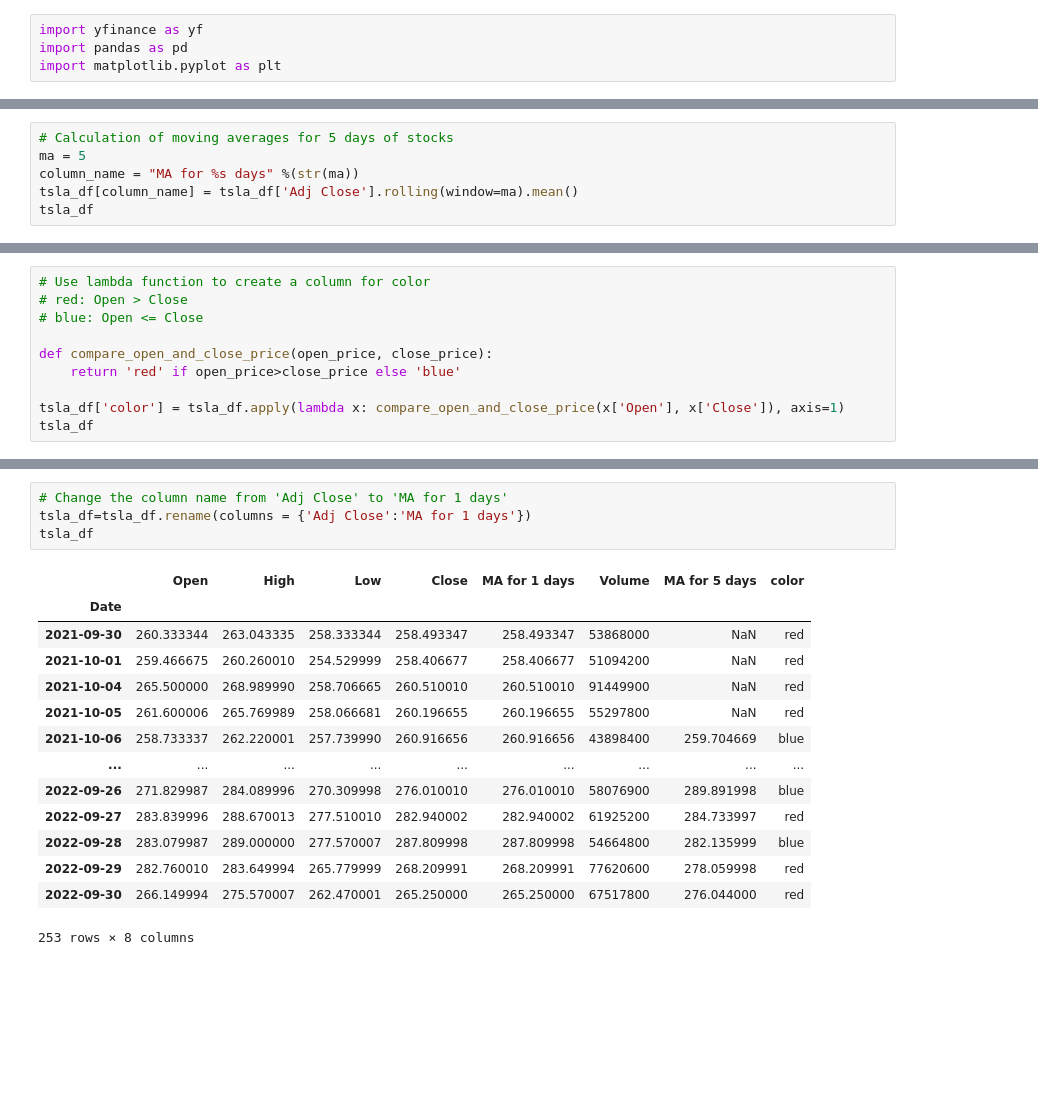
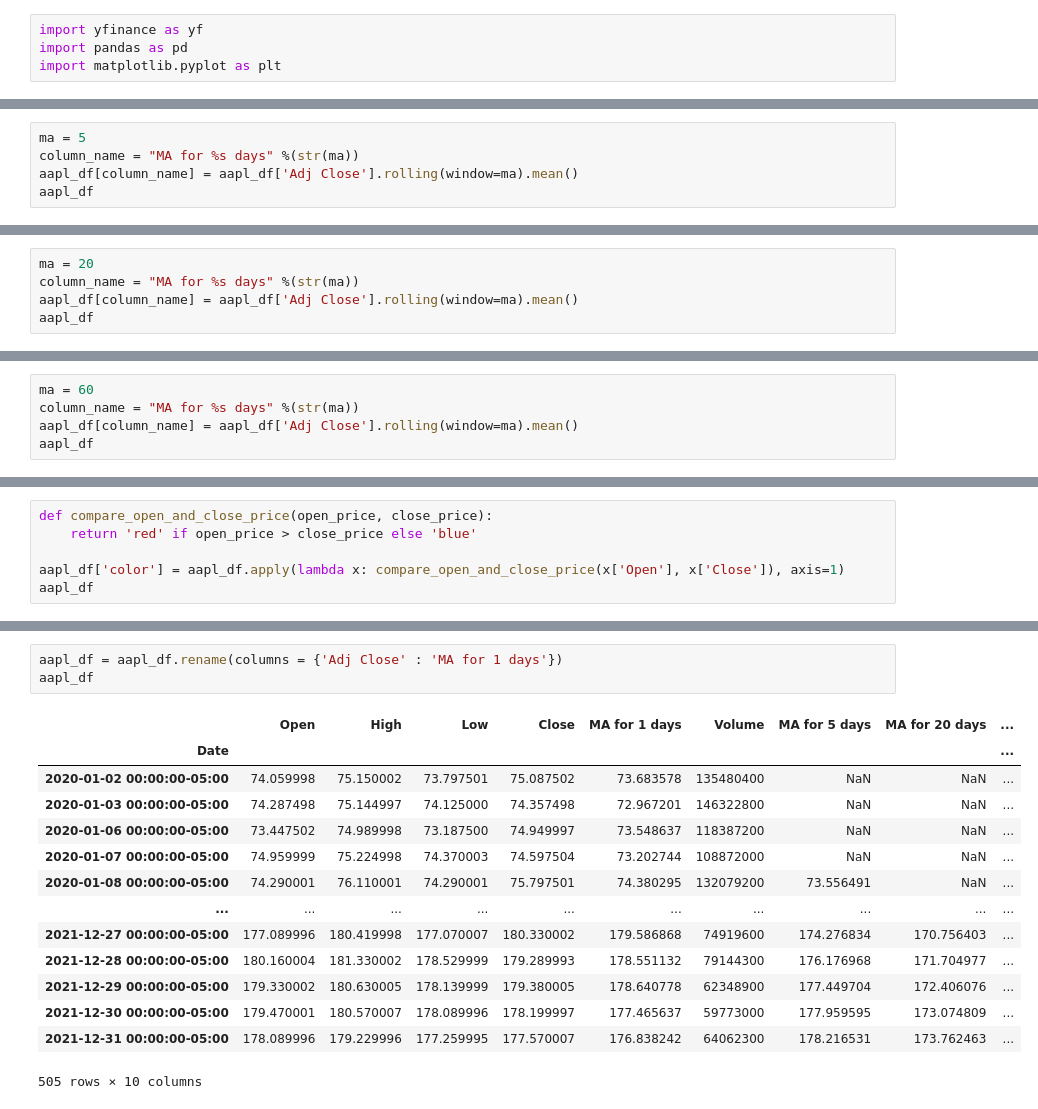
Before and after one commit to RobinChien/y_finance_demo, a Jupyter notebook: y_finance_demo.ipynb, the cells around one changed output, grey strips where cells are left out. Cells and saved outputs as stored; diff of their text form; blank space fills up the shorter version.

```diff
--- a/y_finance_demo.ipynb
+++ b/y_finance_demo.ipynb
@@ -57,9 +44,8 @@ plt.plot(
 # %%
-# Calculation of moving averages for 5 days of stocks
 ma = 5
 column_name = "MA for %s days" %(str(ma))
-tsla_df[column_name] = tsla_df['Adj Close'].rolling(window=ma).mean()
-tsla_df
+aapl_df[column_name] = aapl_df['Adj Close'].rolling(window=ma).mean()
+aapl_df
 # %% [output]
 |  | Open | High | Low | Close | Adj Close | Volume | MA for 5 days |
 | Date |  |  |  |  |  |  |  |
@@ -77,0 +64,5 @@ tsla_df
+# %%
+ma = 20
+column_name = "MA for %s days" %(str(ma))
+aapl_df[column_name] = aapl_df['Adj Close'].rolling(window=ma).mean()
+aapl_df
@@ -77,0 +84,5 @@ tsla_df
+# %%
+ma = 60
+column_name = "MA for %s days" %(str(ma))
+aapl_df[column_name] = aapl_df['Adj Close'].rolling(window=ma).mean()
+aapl_df
@@ -78,11 +104,7 @@ tsla_df
 # %%
-# Use lambda function to create a column for color
-# red: Open > Close
-# blue: Open <= Close
+def compare_open_and_close_price(open_price, close_price):
+    return 'red' if open_price > close_price else 'blue'
 
-def compare_open_and_close_price(open_price, close_price):
-    return 'red' if open_price>close_price else 'blue'
-
-tsla_df['color'] = tsla_df.apply(lambda x: compare_open_and_close_price(x['Open'], x['Close']), axis=1)
-tsla_df
+aapl_df['color'] = aapl_df.apply(lambda x: compare_open_and_close_price(x['Open'], x['Close']), axis=1)
+aapl_df
 # %% [output]
@@ -103,19 +125,18 @@ tsla_df
 # %%
-# Change the column name from 'Adj Close' to 'MA for 1 days'
-tsla_df=tsla_df.rename(columns = {'Adj Close':'MA for 1 days'})
-tsla_df
+aapl_df = aapl_df.rename(columns = {'Adj Close' : 'MA for 1 days'})
+aapl_df
 # %% [output]
-|  | Open | High | Low | Close | MA for 1 days | Volume | MA for 5 days | color |
-| Date |  |  |  |  |  |  |  |  |
-| 2021-09-30 | 260.333344 | 263.043335 | 258.333344 | 258.493347 | 258.493347 | 53868000 | NaN | red |
-| 2021-10-01 | 259.466675 | 260.260010 | 254.529999 | 258.406677 | 258.406677 | 51094200 | NaN | red |
-| 2021-10-04 | 265.500000 | 268.989990 | 258.706665 | 260.510010 | 260.510010 | 91449900 | NaN | red |
-| 2021-10-05 | 261.600006 | 265.769989 | 258.066681 | 260.196655 | 260.196655 | 55297800 | NaN | red |
-| 2021-10-06 | 258.733337 | 262.220001 | 257.739990 | 260.916656 | 260.916656 | 43898400 | 259.704669 | blue |
-| ... | ... | ... | ... | ... | ... | ... | ... | ... |
-| 2022-09-26 | 271.829987 | 284.089996 | 270.309998 | 276.010010 | 276.010010 | 58076900 | 289.891998 | blue |
-| 2022-09-27 | 283.839996 | 288.670013 | 277.510010 | 282.940002 | 282.940002 | 61925200 | 284.733997 | red |
-| 2022-09-28 | 283.079987 | 289.000000 | 277.570007 | 287.809998 | 287.809998 | 54664800 | 282.135999 | blue |
-| 2022-09-29 | 282.760010 | 283.649994 | 265.779999 | 268.209991 | 268.209991 | 77620600 | 278.059998 | red |
-| 2022-09-30 | 266.149994 | 275.570007 | 262.470001 | 265.250000 | 265.250000 | 67517800 | 276.044000 | red |
+|  | Open | High | Low | Close | MA for 1 days | Volume | MA for 5 days | MA for 20 days | ... |
+| Date |  |  |  |  |  |  |  |  | ... |
+| 2020-01-02 00:00:00-05:00 | 74.059998 | 75.150002 | 73.797501 | 75.087502 | 73.683578 | 135480400 | NaN | NaN | ... |
+| 2020-01-03 00:00:00-05:00 | 74.287498 | 75.144997 | 74.125000 | 74.357498 | 72.967201 | 146322800 | NaN | NaN | ... |
+| 2020-01-06 00:00:00-05:00 | 73.447502 | 74.989998 | 73.187500 | 74.949997 | 73.548637 | 118387200 | NaN | NaN | ... |
+| 2020-01-07 00:00:00-05:00 | 74.959999 | 75.224998 | 74.370003 | 74.597504 | 73.202744 | 108872000 | NaN | NaN | ... |
+| 2020-01-08 00:00:00-05:00 | 74.290001 | 76.110001 | 74.290001 | 75.797501 | 74.380295 | 132079200 | 73.556491 | NaN | ... |
+| ... | ... | ... | ... | ... | ... | ... | ... | ... | ... |
+| 2021-12-27 00:00:00-05:00 | 177.089996 | 180.419998 | 177.070007 | 180.330002 | 179.586868 | 74919600 | 174.276834 | 170.756403 | ... |
+| 2021-12-28 00:00:00-05:00 | 180.160004 | 181.330002 | 178.529999 | 179.289993 | 178.551132 | 79144300 | 176.176968 | 171.704977 | ... |
+| 2021-12-29 00:00:00-05:00 | 179.330002 | 180.630005 | 178.139999 | 179.380005 | 178.640778 | 62348900 | 177.449704 | 172.406076 | ... |
+| 2021-12-30 00:00:00-05:00 | 179.470001 | 180.570007 | 178.089996 | 178.199997 | 177.465637 | 59773000 | 177.959595 | 173.074809 | ... |
+| 2021-12-31 00:00:00-05:00 | 178.089996 | 179.229996 | 177.259995 | 177.570007 | 176.838242 | 64062300 | 178.216531 | 173.762463 | ... |
-253 rows × 8 columns
+505 rows × 10 columns
```
Also changed, not shown: parts of 19 cells of this notebook.
